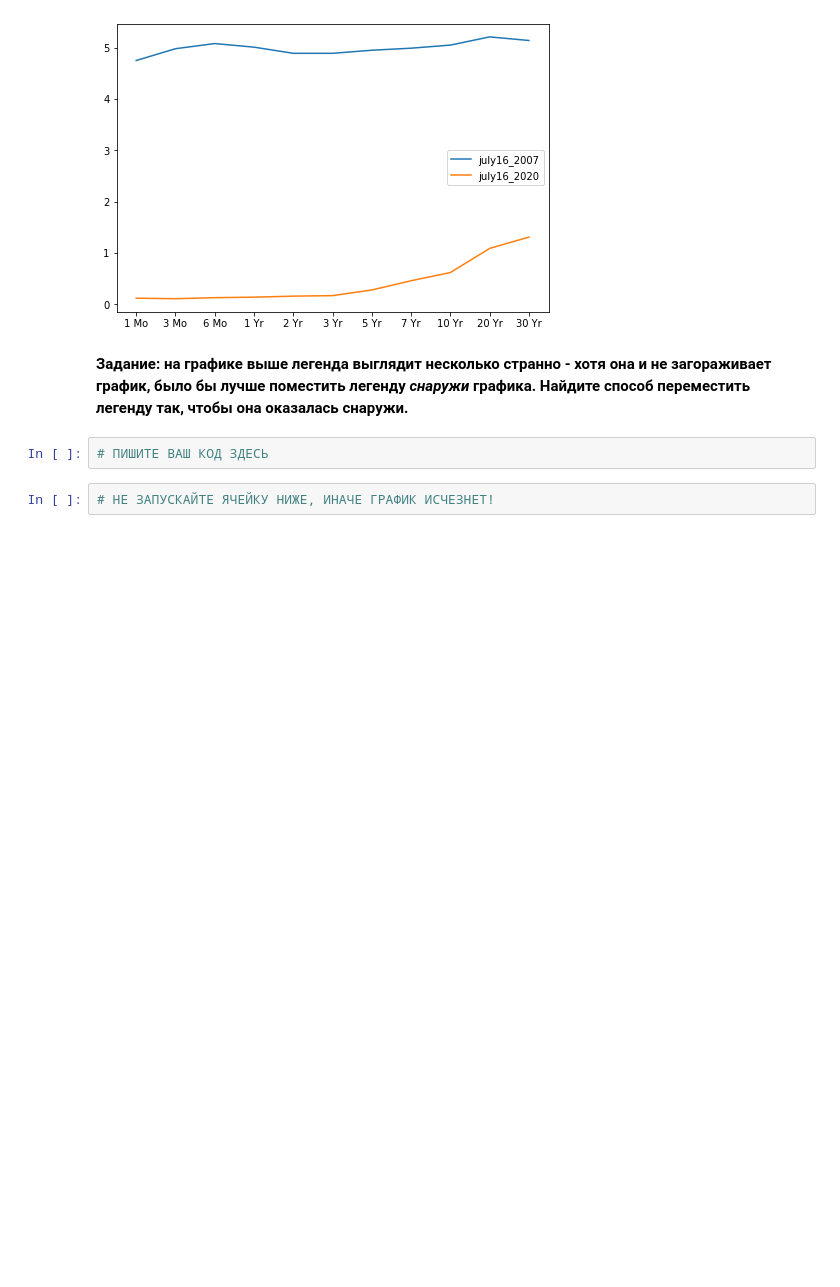
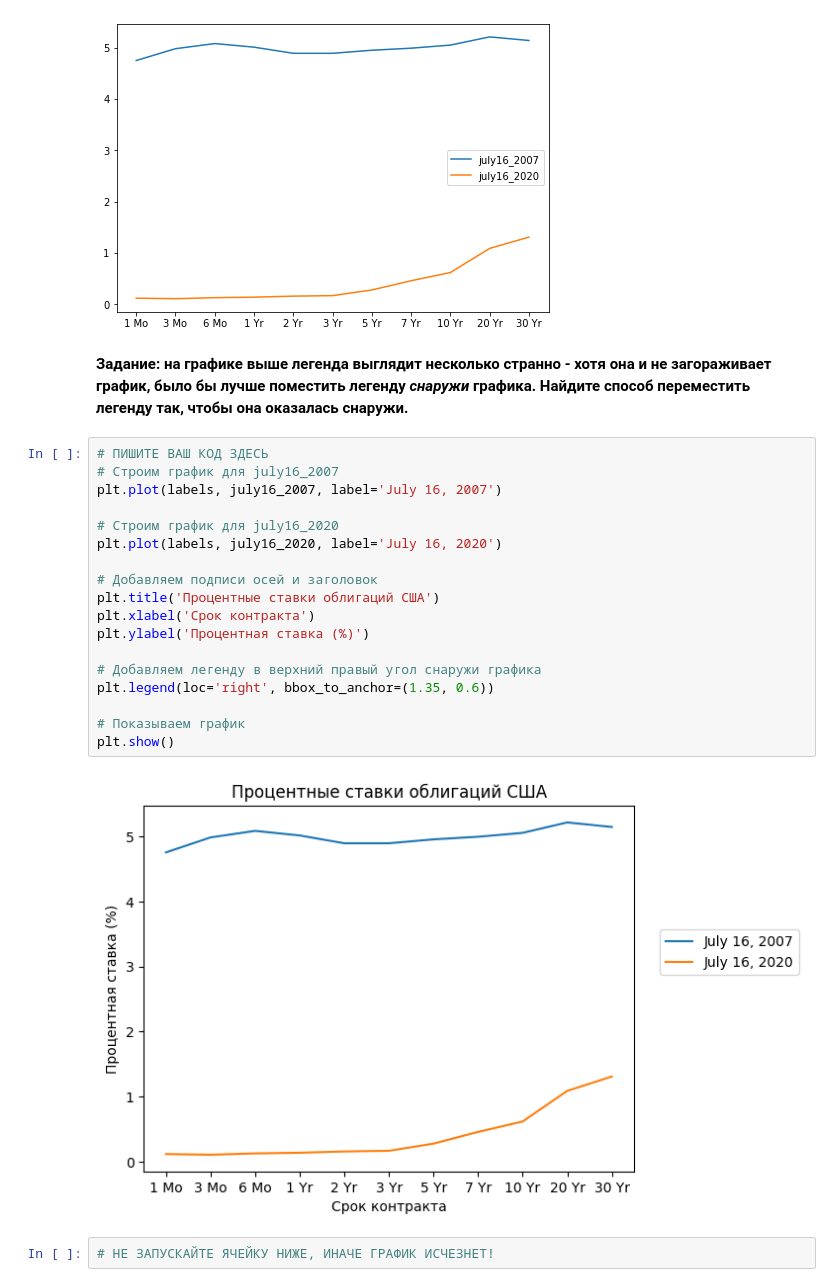
Before and after one commit to BaiQazaq/Qstem_quest_14, a Jupyter notebook: 3. Matplotlib/04_Matplotlib_Exercises.ipynb, the cells around one changed output. Saved outputs shown, nothing was run; the diff lists cells and outputs as text; blank space fills up the shorter version.

```diff
--- a/3. Matplotlib/04_Matplotlib_Exercises.ipynb
+++ b/3. Matplotlib/04_Matplotlib_Exercises.ipynb
@@ -104,8 +156,26 @@ july16_2020 = [0.12,0.11,0.13,0.14,0.16,0.17,0.28,0.46,0.62,1.09,1.31]
 [figure]
 # %% [markdown]
 **Задание: на графике выше легенда выглядит несколько странно - хотя она и не загораживает график, было бы лучше поместить легенду *снаружи* графика. Найдите способ переместить легенду так, чтобы она оказалась снаружи.**
-# %%
-# ПИШИТЕ ВАШ КОД ЗДЕСЬ
+# %%
+# ПИШИТЕ ВАШ КОД ЗДЕСЬ
+# Строим график для july16_2007
+plt.plot(labels, july16_2007, label='July 16, 2007')
+
+# Строим график для july16_2020
+plt.plot(labels, july16_2020, label='July 16, 2020')
+
+# Добавляем подписи осей и заголовок
+plt.title('Процентные ставки облигаций США')
+plt.xlabel('Срок контракта')
+plt.ylabel('Процентная ставка (%)')
+
+# Добавляем легенду в верхний правый угол снаружи графика
+plt.legend(loc='right', bbox_to_anchor=(1.35, 0.6))
+
+# Показываем график
+plt.show()
+# %% [output]
+[figure, added]
 # %%
 # НЕ ЗАПУСКАЙТЕ ЯЧЕЙКУ НИЖЕ, ИНАЧЕ ГРАФИК ИСЧЕЗНЕТ!
 # %%
```
Also changed, not shown: parts of 14 cells of this notebook, 3 other files.
